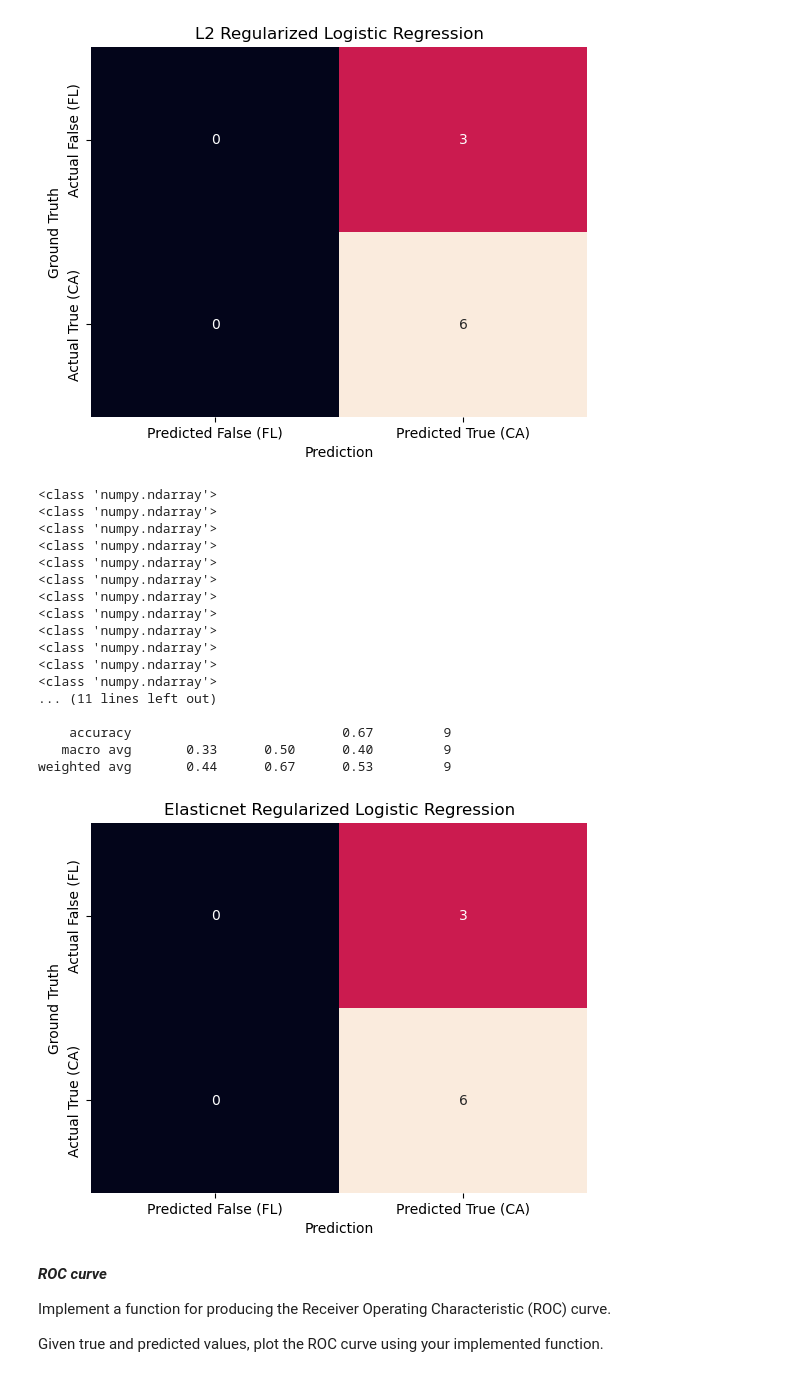
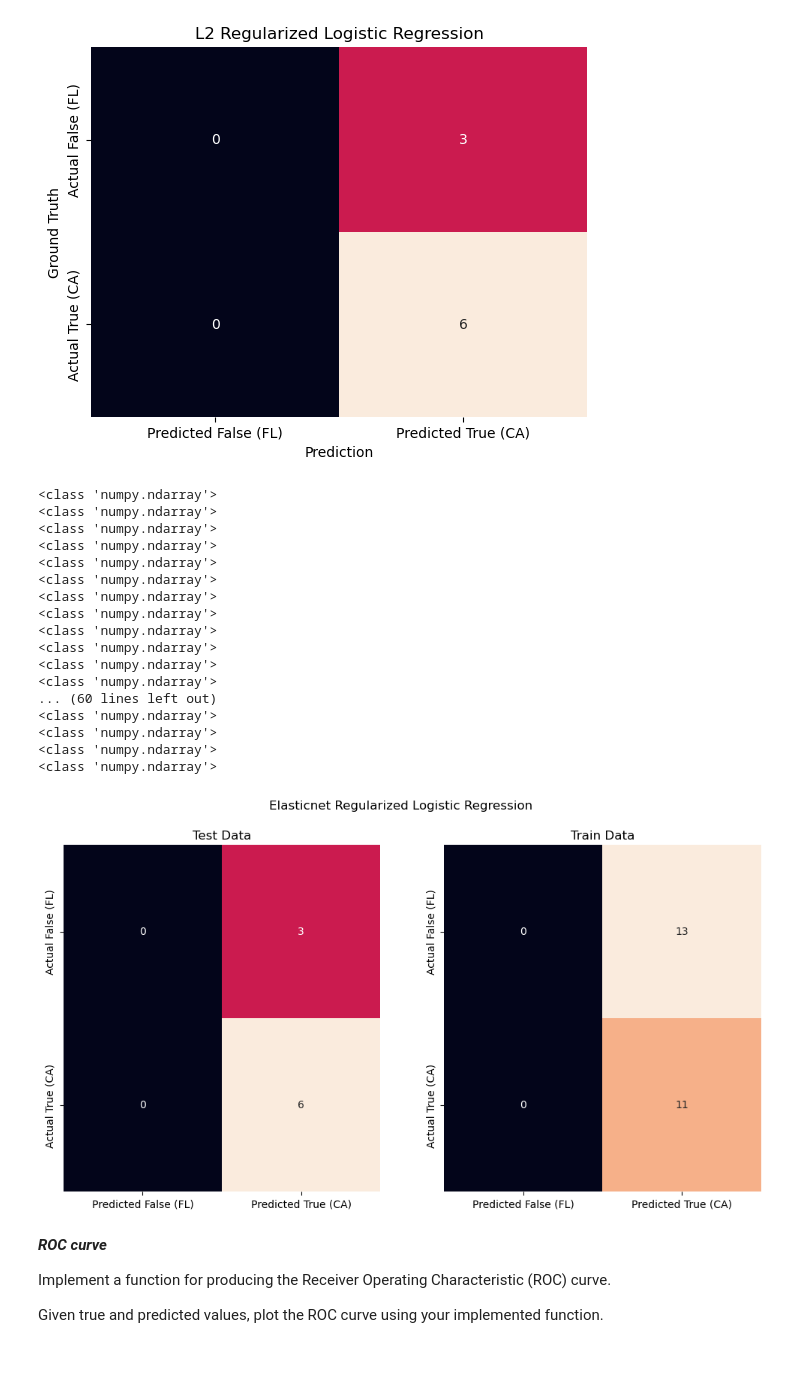
Before and after one commit to OdinMeng/MachineLearningBChallenges, a Jupyter notebook: challenges/challenge0/challenge_zero.ipynb, the cells around one changed output. Drawn from its saved outputs; the diff is of its cells as text; code cells hidden in the pictures.

Commit message:
challenge 0 report done

```diff
--- a/challenges/challenge0/challenge_zero.ipynb
+++ b/challenges/challenge0/challenge_zero.ipynb
@@ -255,9 +258,9 @@ accuracy = round(LR.score(X_test, y_test), 4)
 import seaborn as sns
 
 # Plot pairplot of the dataset to see if there are correlations between the variables
-g = sns.PairGrid(pd.concat([X,y]), hue="State", corner=True)
-g.map_lower(sns.scatterplot)
+g = sns.pairplot(pd.concat([X,y]), hue="State", kind="scatter", diag_kind=None)
 plt.suptitle("Pairplot of Dataset")
+g._legend.remove()
 plt.tight_layout()
 plt.show()
 # %% [output]
@@ -424,9 +442,10 @@ lam_2 = [0.5, 0.1]
 n = 1000
 
 # Define Parameters for each model
-L1_LR = GD_LR(X_test, y_test, n, eta, "lasso", lam)
-L2_LR = GD_LR(X_test, y_test, n, eta, "ridge", lam)
-EN_LR = GD_LR(X_test, y_test, n, eta, "elasticnet", lam_2)
+OLS_LR = GD_LR(X_train, y_train, n, eta, None, None)
+L1_LR = GD_LR(X_train, y_train, n, eta, "lasso", lam)
+L2_LR = GD_LR(X_train, y_train, n, eta, "ridge", lam)
+EN_LR = GD_LR(X_train, y_train, n, eta, "elasticnet", lam_2)
 # %%
 def predict(w, x, threshold = 0.5):
     """
@@ -534,38 +555,50 @@ weighted avg       0.44      0.67      0.53         9
 # %%
 # Elasticned Regularized LR:
 y_pred_EN = [predict(EN_LR, x) for x in X_test.values]
 print(y_pred_EN)
-print(classification_report(y_true, y_pred_EN, target_names=target_names))
+print(classification_report(y_test, y_pred_EN, target_names=target_names))
 
-M = confusion_matrix(y_true, y_pred_EN)
+M_test = confusion_matrix(y_test, y_pred_EN)
+M_train = confusion_matrix(y_train, [predict(EN_LR, x) for x in X_train.values])
 
-sns.heatmap(M, annot=True, cbar=False,
+
+fig, axes = plt.subplots(1, 2, figsize=(12, 6))
+
+sns.heatmap(M_test, annot=True, cbar=False,
             xticklabels=['Predicted False (FL)', 'Predicted True (CA)'],
-            yticklabels=['Actual False (FL)', 'Actual True (CA)'])
-plt.xlabel("Prediction")
-plt.ylabel("Ground Truth")
-plt.title("Elasticnet Regularized Logistic Regression")
+            yticklabels=['Actual False (FL)', 'Actual True (CA)'], ax=axes[0])
+
+sns.heatmap(M_train, annot=True, cbar=False,
+            xticklabels=['Predicted False (FL)', 'Predicted True (CA)'],
+            yticklabels=['Actual False (FL)', 'Actual True (CA)'], ax=axes[1])
+
+plt.suptitle("Elasticnet Regularized Logistic Regression")
+axes[0].set_title("Test Data")
+axes[1].set_title("Train Data")
+plt.show()
+
+
 
 plt.show()
 # %% [output]
 <class 'numpy.ndarray'>
 <class 'numpy.ndarray'>
 <class 'numpy.ndarray'>
 <class 'numpy.ndarray'>
 <class 'numpy.ndarray'>
 <class 'numpy.ndarray'>
 <class 'numpy.ndarray'>
 <class 'numpy.ndarray'>
 <class 'numpy.ndarray'>
 <class 'numpy.ndarray'>
 <class 'numpy.ndarray'>
 <class 'numpy.ndarray'>
-... (11 lines left out)
-
-    accuracy                           0.67         9
-   macro avg       0.33      0.50      0.40         9
-weighted avg       0.44      0.67      0.53         9
+... (60 lines left out)
+<class 'numpy.ndarray'>
+<class 'numpy.ndarray'>
+<class 'numpy.ndarray'>
+<class 'numpy.ndarray'>
-[figure, old version]
+[figure, new version]
 # %% [markdown]
 ***ROC curve***
 
```
Also changed, not shown: parts of 12 cells of this notebook, 9 other files.
